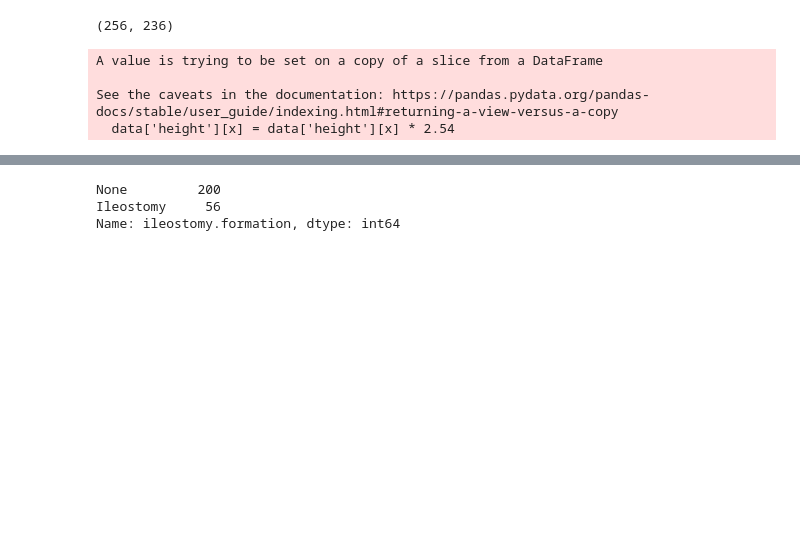
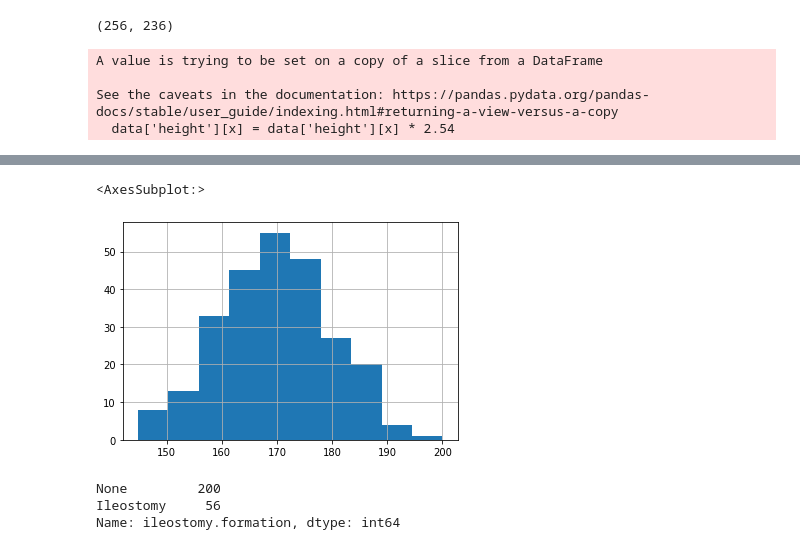
Before and after one commit to kchen315/nsqip_ibd_ic, a Jupyter notebook: preproc_yr5.ipynb, the cells around one changed output, grey strips where cells are left out. Drawn from its saved outputs; the diff is of its cells as text; code cells hidden in the pictures; blank space fills up the shorter version.

```diff
--- a/preproc_yr5.ipynb
+++ b/preproc_yr5.ipynb
@@ -78,3 +83,8 @@ See the caveats in the documentation: https://pandas.pydata.org/pandas-docs/stab
+# %%
+data['height'].hist()
+# %% [output]
+<AxesSubplot:>
+[figure, added]
 # %%
 # there is an outcome called 'ibd_ileost' that wasn't addressed in preproc.ipynb
 # guess we'll call it ileostomy
```
Also changed, not shown: parts of 15 cells of this notebook, 5 other files.
